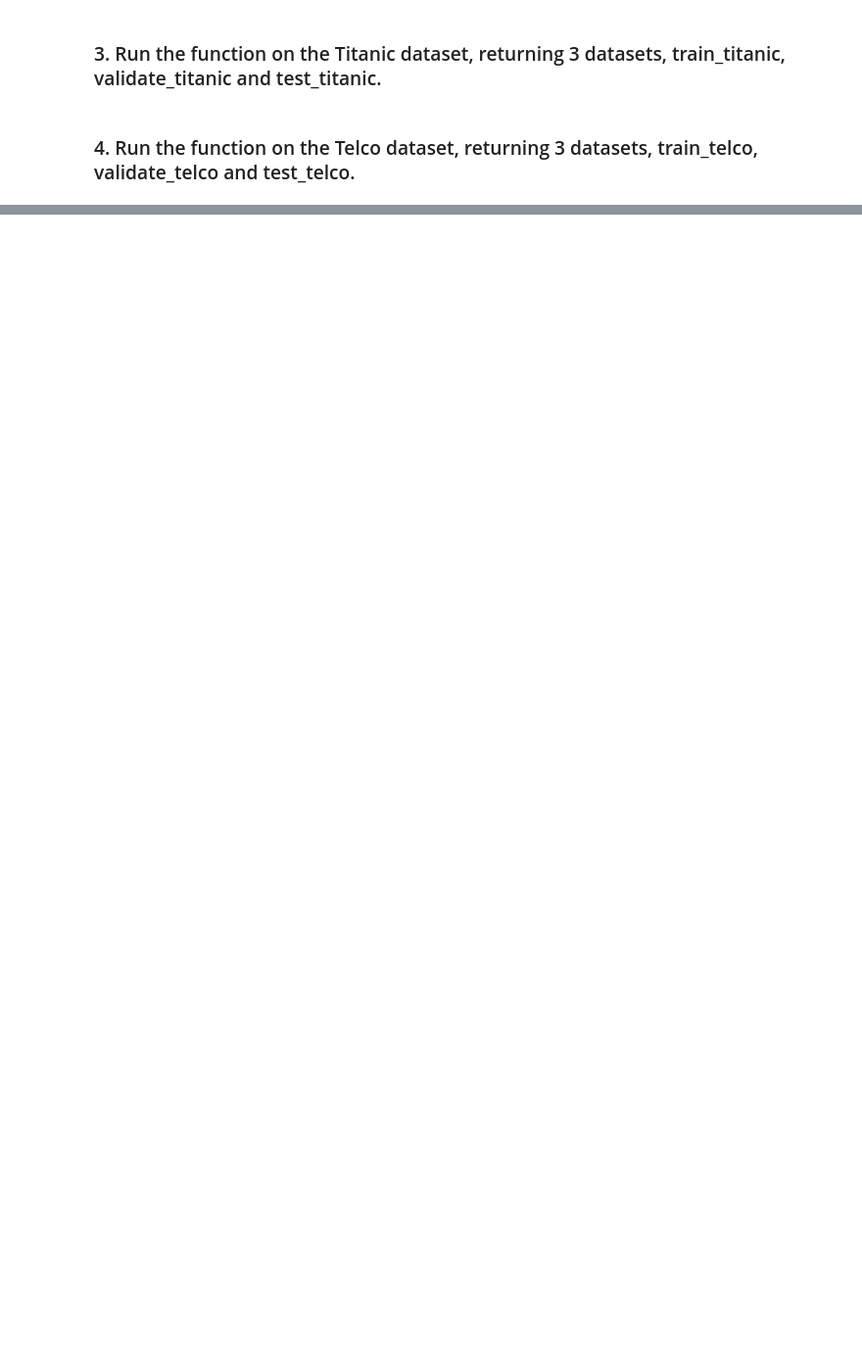
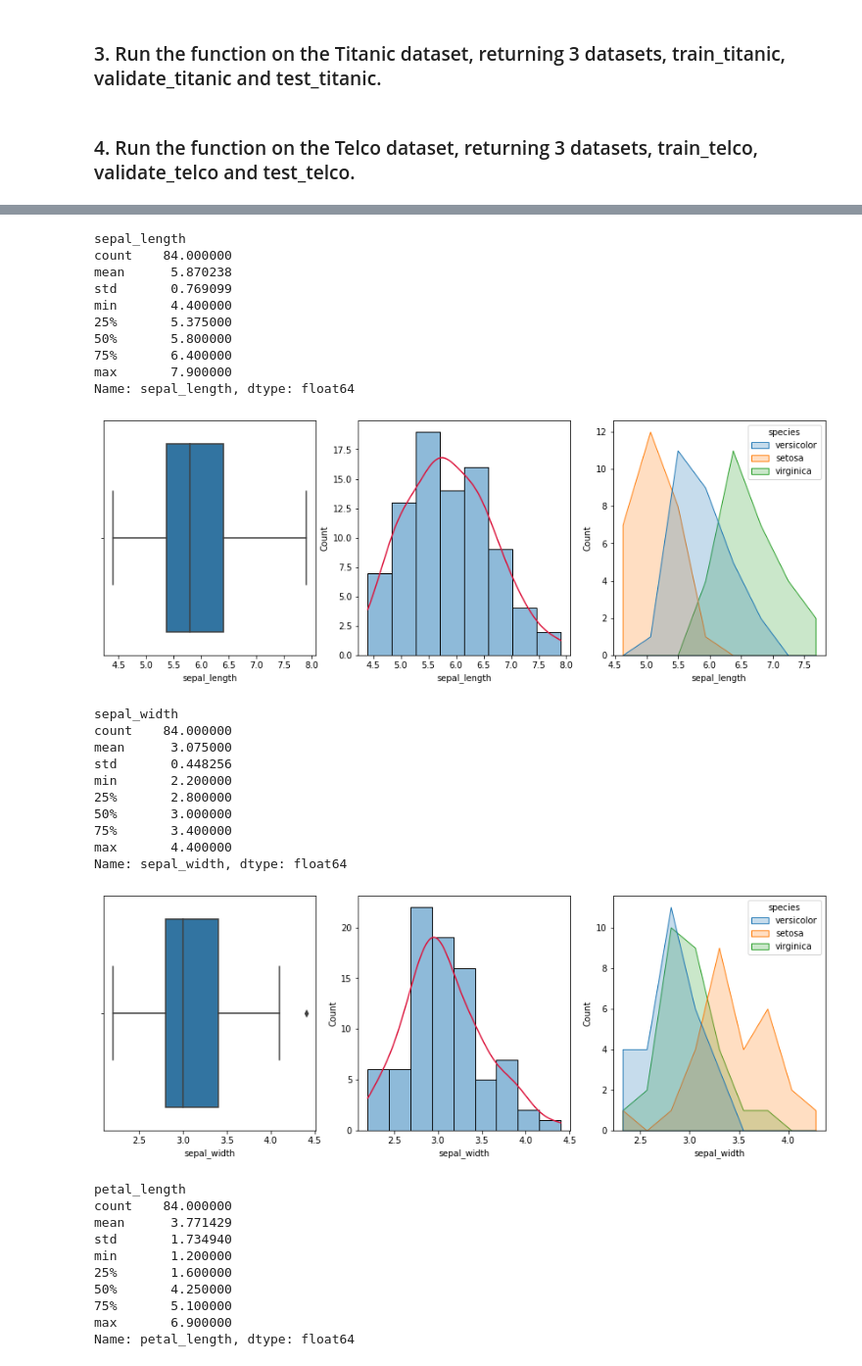
Before and after one commit to Yvette-Ibarra/classification-exercises, a Jupyter notebook: classification_exercises.ipynb, the cells around one changed output, grey strips where cells are left out. Shown: that part at 98% size. Cells and saved outputs as stored; diff of their text form; code cells hidden in the pictures; blank space fills up the shorter version.

```diff
--- a/classification_exercises.ipynb
+++ b/classification_exercises.ipynb
@@ -825,0 +529,3 @@ train_telco
+# %%
+# acquire data using
+df = acquire.get_iris_data()
@@ -825,0 +553,4 @@ train_telco
+# %%
+# split data
+train, validate, test = prepare.split_iris_data(df)
+train.shape,validate.shape, test.shape
@@ -825,0 +611,3 @@ train_telco
+# %%
+num_vars = ['sepal_length','sepal_width','petal_length','petal_width']
+cat_vars = ['species']
@@ -825,0 +626,48 @@ train_telco
+# %%
+# create describe, boxplot, histplot
+
+for col in num_vars:
+    fig, ax1 = plt.subplots(1,3, figsize=(15,5))
+    print(col)
+    print(train[col].describe())
+    sns.boxplot(x=col, data=train,ax=ax1[0],)
+
+    graph=sns.histplot(x=col, data=train,ax=ax1[1],kde=True)
+    graph.lines[0].set_color('crimson')
+
+    sns.histplot(x=col, data= train,ax=ax1[2],hue='species', element='poly')
+
+    plt.show()
+# %% [output]
+sepal_length
+count    84.000000
+mean      5.870238
+std       0.769099
+min       4.400000
+25%       5.375000
+50%       5.800000
+75%       6.400000
+max       7.900000
+Name: sepal_length, dtype: float64
+[figure, added]
+sepal_width
+count    84.000000
+mean      3.075000
+std       0.448256
+min       2.200000
+25%       2.800000
+50%       3.000000
+75%       3.400000
+max       4.400000
+Name: sepal_width, dtype: float64
+[figure, added]
+petal_length
+count    84.000000
+mean      3.771429
+std       1.734940
+min       1.200000
+25%       1.600000
+50%       4.250000
+75%       5.100000
+max       6.900000
+Name: petal_length, dtype: float64
```
Also changed, not shown: parts of 65 cells of this notebook.
